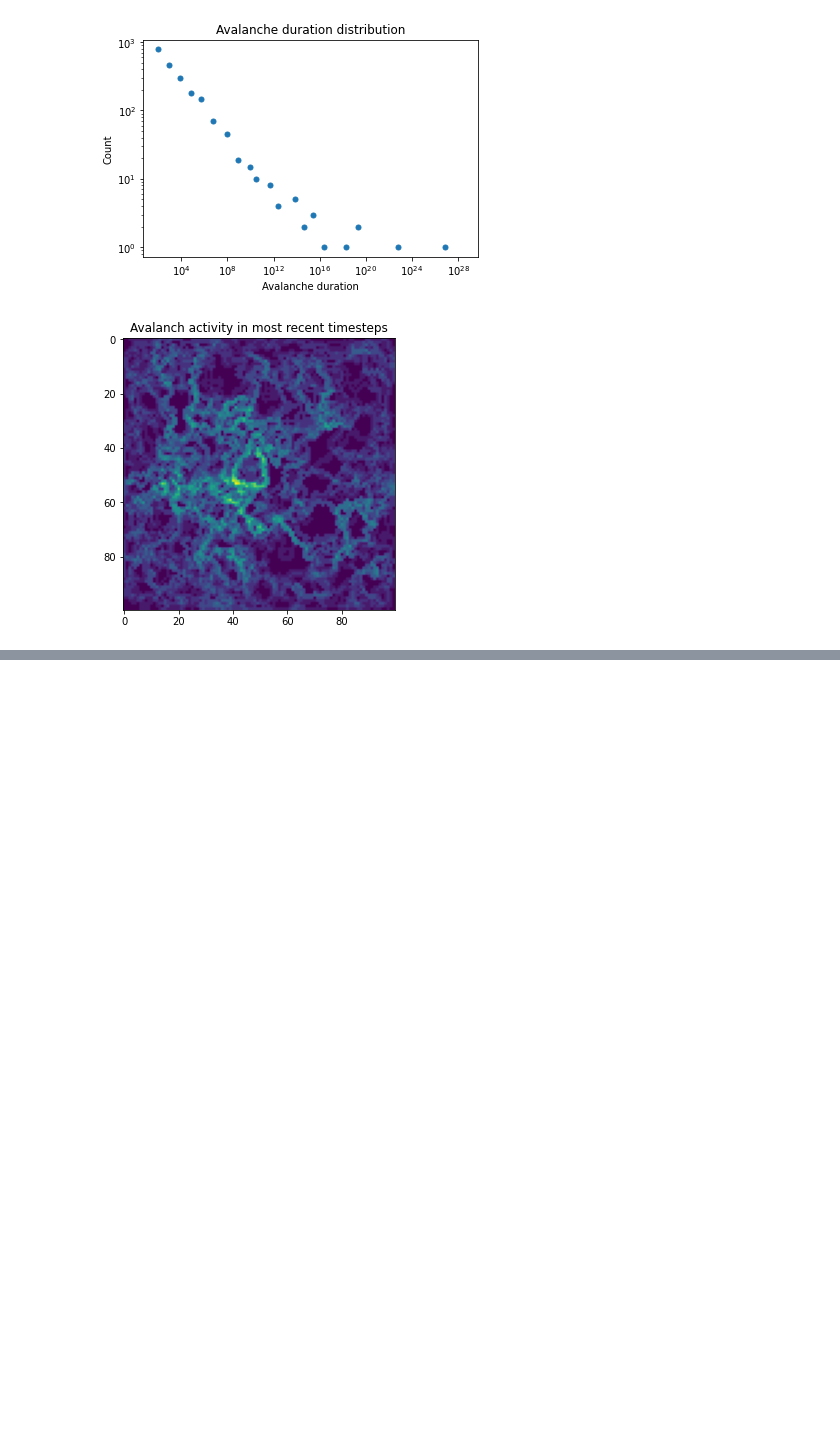
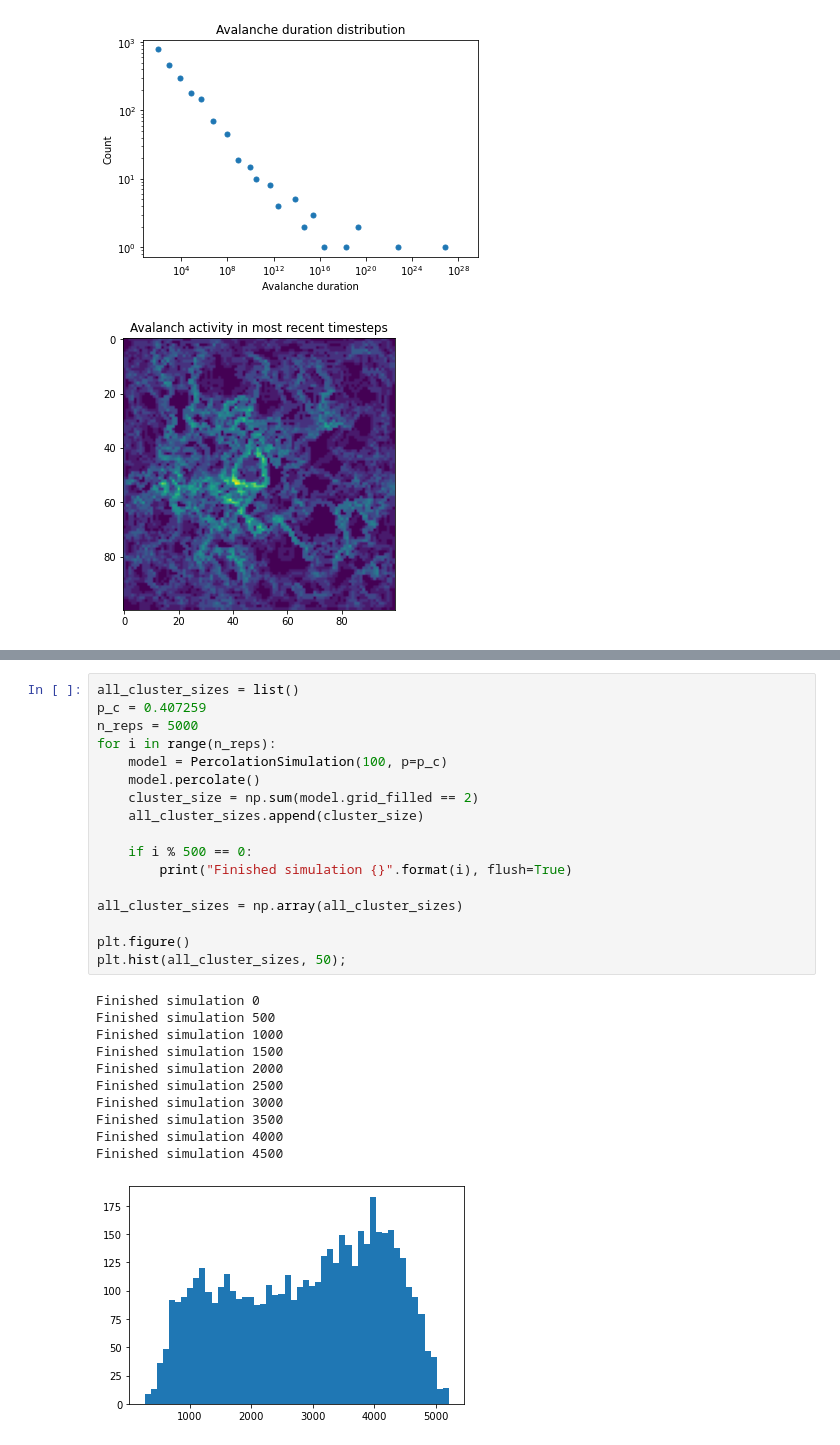
Before and after one commit to adamscottc/chpy, a Jupyter notebook: HW1_Adam_Christensen.ipynb, the cells around one changed output, grey strips where cells are left out. Cells and saved outputs as stored; diff of their text form; blank space fills up the shorter version.

```diff
--- a/HW1_Adam_Christensen.ipynb
+++ b/HW1_Adam_Christensen.ipynb
@@ -256,0 +336,29 @@ array([[2, 1, 1, 2, 2, 1, 2, 1, 1, 2, 1, 2, 2, 1, 2, 2, 2, 1, 1, 1],
+# %%
+all_cluster_sizes = list()
+p_c = 0.407259
+n_reps = 5000
+for i in range(n_reps):
+    model = PercolationSimulation(100, p=p_c)
+    model.percolate()
+    cluster_size = np.sum(model.grid_filled == 2)
+    all_cluster_sizes.append(cluster_size)
+
+    if i % 500 == 0:
+        print("Finished simulation {}".format(i), flush=True)
+
+all_cluster_sizes = np.array(all_cluster_sizes)
+
+plt.figure()
+plt.hist(all_cluster_sizes, 50);
+# %% [output]
+Finished simulation 0
+Finished simulation 500
+Finished simulation 1000
+Finished simulation 1500
+Finished simulation 2000
+Finished simulation 2500
+Finished simulation 3000
+Finished simulation 3500
+Finished simulation 4000
+Finished simulation 4500
+[figure, added]
```
Also changed, not shown: parts of 12 cells of this notebook.
